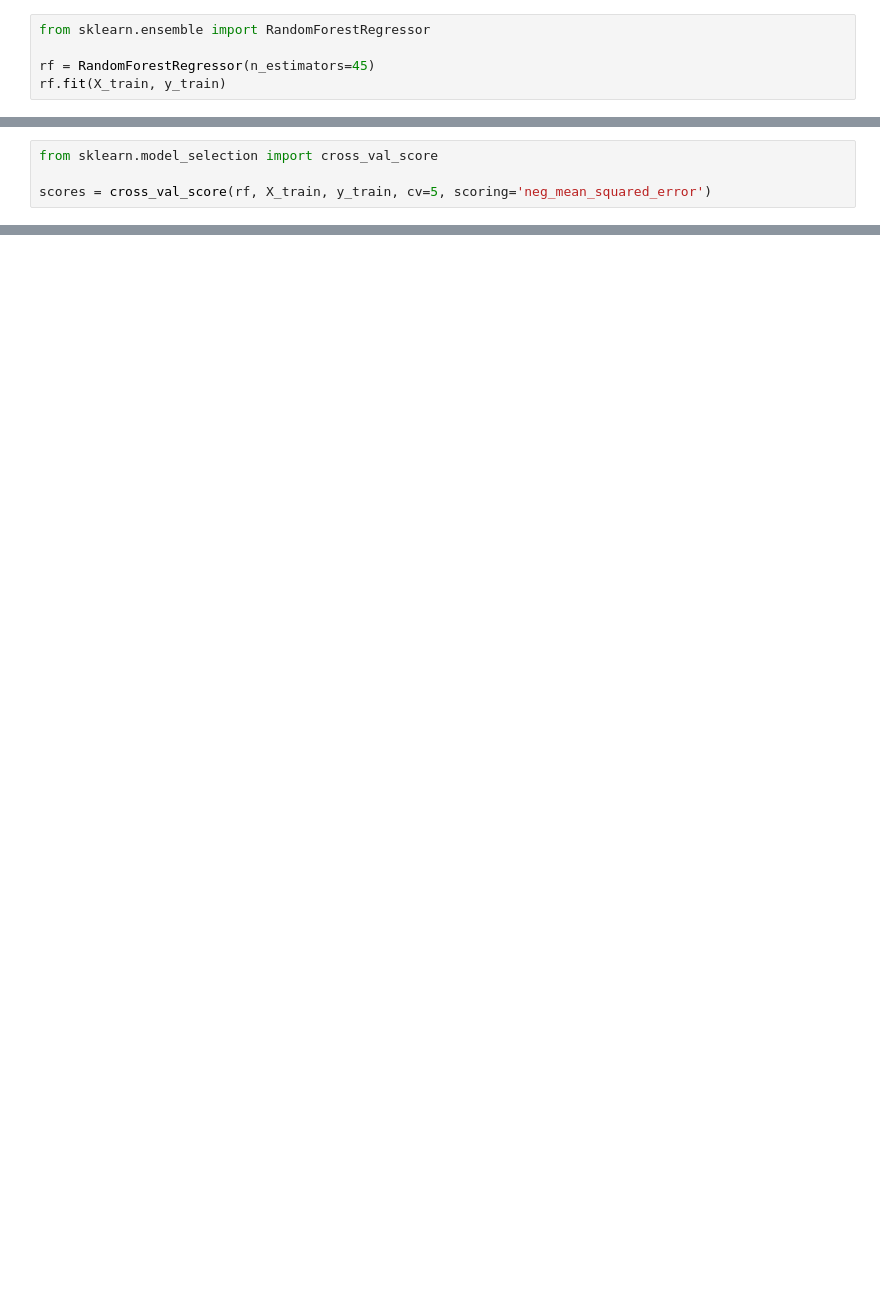
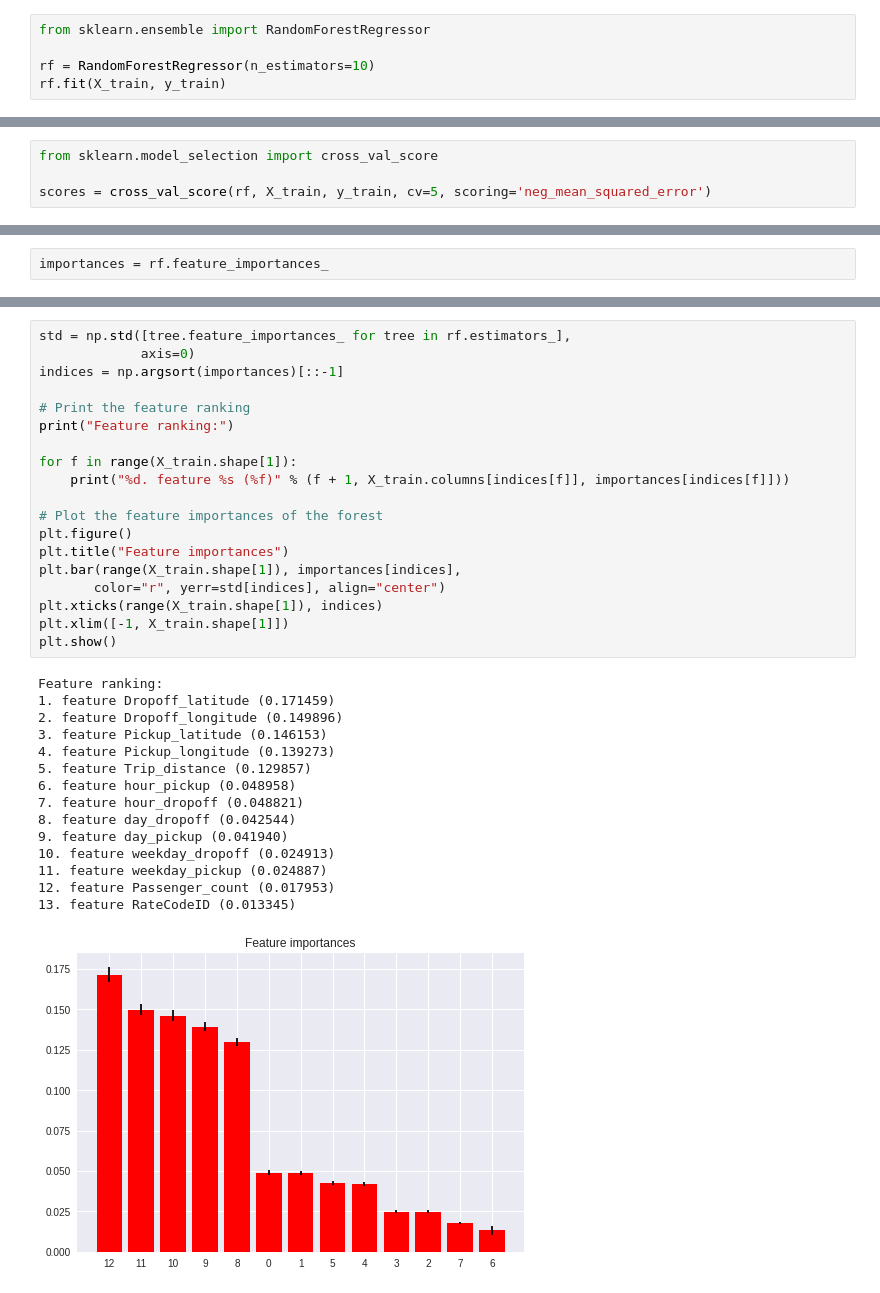
Before and after one commit to ah3200/nyc_green_taxi, a Jupyter notebook: data_analysis.ipynb, the cells around one changed output, grey strips where cells are left out. Cells and saved outputs as stored; diff of their text form; blank space fills up the shorter version.

```diff
--- a/data_analysis.ipynb
+++ b/data_analysis.ipynb
@@ -522,7 +522,7 @@ X_train.shape, X_test.shape, y_train.shape, y_test.shape
 # %%
 from sklearn.ensemble import RandomForestRegressor
 
-rf = RandomForestRegressor(n_estimators=45)
+rf = RandomForestRegressor(n_estimators=10)
 rf.fit(X_train, y_train)
 # %% [output]
 RandomForestRegressor(bootstrap=True, criterion='mse', max_depth=None,
@@ -541,0 +542,2 @@ array([-54.80100252, -54.12148278, -55.1945873 , -54.06861692, -55.17908864])
+# %%
+importances = rf.feature_importances_
@@ -541,0 +570,35 @@ array([-54.80100252, -54.12148278, -55.1945873 , -54.06861692, -55.17908864])
+# %%
+std = np.std([tree.feature_importances_ for tree in rf.estimators_],
+             axis=0)
+indices = np.argsort(importances)[::-1]
+
+# Print the feature ranking
+print("Feature ranking:")
+
+for f in range(X_train.shape[1]):
+    print("%d. feature %s (%f)" % (f + 1, X_train.columns[indices[f]], importances[indices[f]]))
+
+# Plot the feature importances of the forest
+plt.figure()
+plt.title("Feature importances")
+plt.bar(range(X_train.shape[1]), importances[indices],
+       color="r", yerr=std[indices], align="center")
+plt.xticks(range(X_train.shape[1]), indices)
+plt.xlim([-1, X_train.shape[1]])
+plt.show()
+# %% [output]
+Feature ranking:
+1. feature Dropoff_latitude (0.171459)
+2. feature Dropoff_longitude (0.149896)
+3. feature Pickup_latitude (0.146153)
+4. feature Pickup_longitude (0.139273)
+5. feature Trip_distance (0.129857)
+6. feature hour_pickup (0.048958)
+7. feature hour_dropoff (0.048821)
+8. feature day_dropoff (0.042544)
+9. feature day_pickup (0.041940)
+10. feature weekday_dropoff (0.024913)
+11. feature weekday_pickup (0.024887)
+12. feature Passenger_count (0.017953)
+13. feature RateCodeID (0.013345)
+[figure, added]
```
Also changed, not shown: parts of 42 cells of this notebook, 4 other files.
